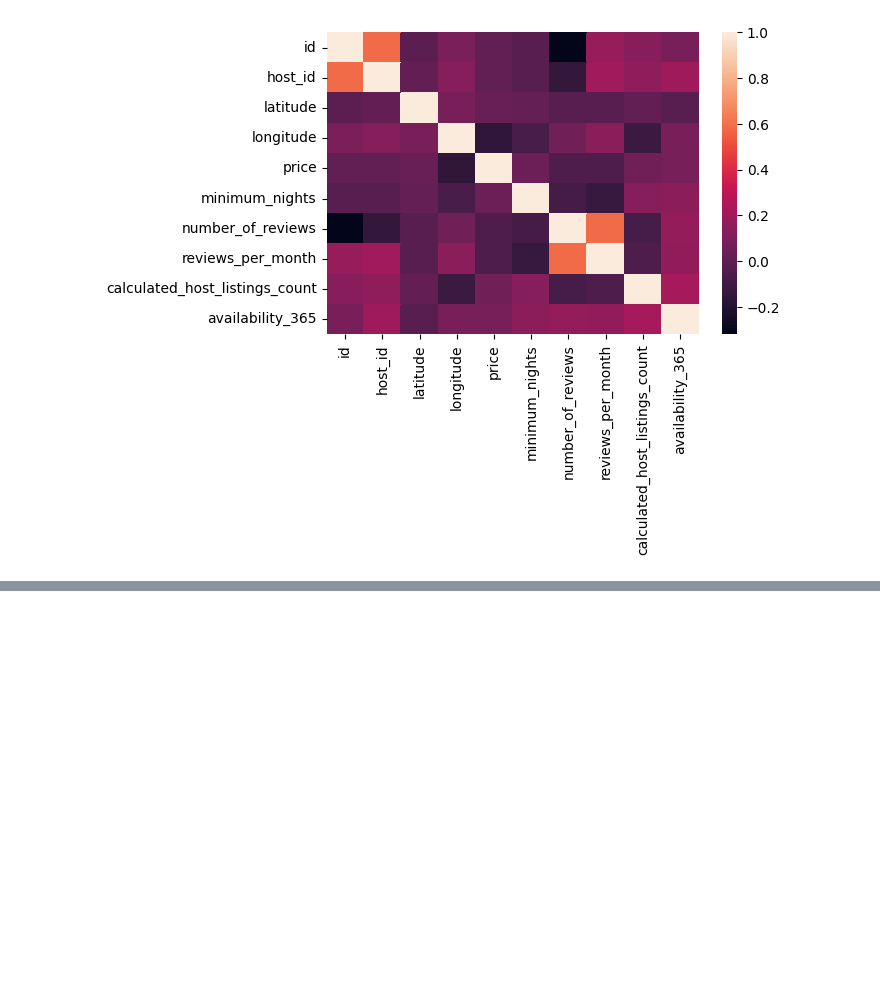
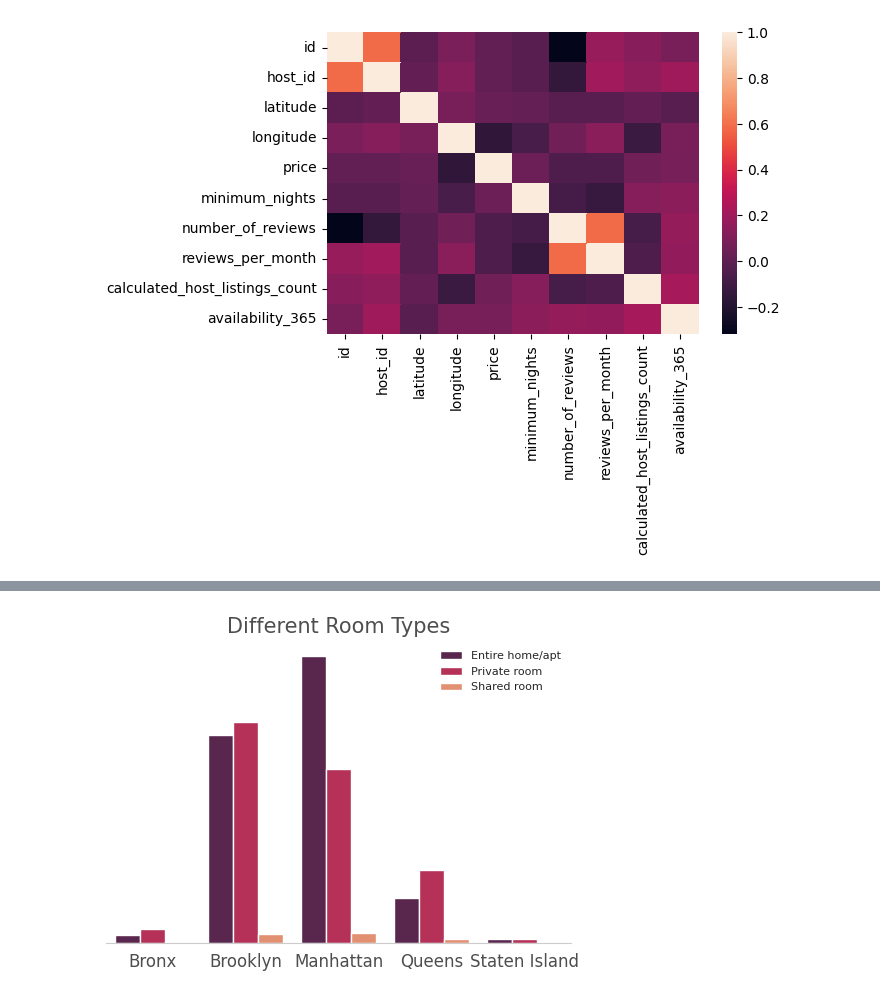
Before and after one commit to ankitkrtiwari7/my_first_analysis-AIRBNB, a Jupyter notebook: airbnbn_github.ipynb, the cells around one changed output, grey strips where cells are left out. Saved outputs shown, nothing was run; the diff lists cells and outputs as text; code cells hidden in the pictures; blank space fills up the shorter version.

```diff
--- a/airbnbn_github.ipynb
+++ b/airbnbn_github.ipynb
@@ -180,0 +274,3 @@ sns.heatmap(df.corr())
+# %%
+#creating Dataframe with by grouping the room_types, neighbourhood_group
+Room_types = pd.DataFrame(df[['host_id','room_type','neighbourhood_group']].groupby(['neighbourhood_group','room_type']).host_id.count()).reset_index()r
@@ -180,0 +315,14 @@ sns.heatmap(df.corr())
+# %%
+# Visualizing the types of room each Boroughs has to offer.
+# Manhattan has the most bookings of Entier Home, and brooklyn has most booking of Private room
+
+sns.barplot(data=Room_types, x="neighbourhood_group", y="host_id", palette= 'rocket',hue ='room_type')
+plt.xlabel('')
+plt.ylabel('')
+plt.yticks([],[])
+plt.title('Different Room Types', size=15, color='#4f4e4e')
+plt.legend(loc="upper right", frameon=False, fontsize= 8)
+plt.xticks(size=12, color='#4f4e4e')
+sns.despine(left = True);
+# %% [output]
+[figure, added]
```
Also changed, not shown: parts of 12 cells of this notebook.
